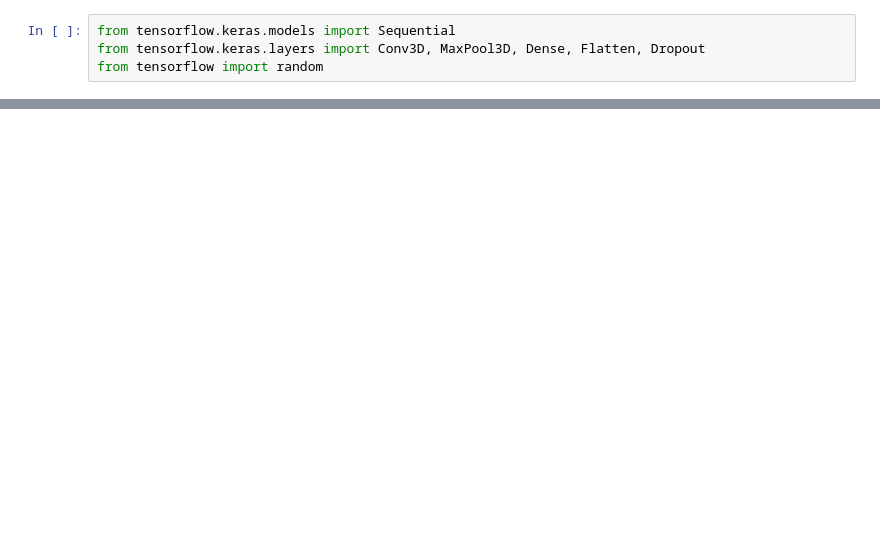
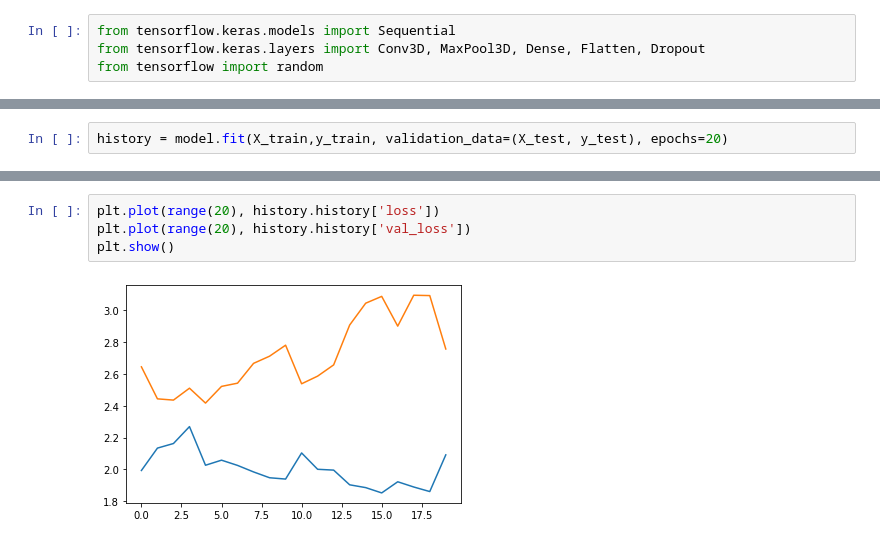
Before and after one commit to tejaspradhan/Neural-Algorithmic-Reasoning, a Jupyter notebook: MNIST_baseline_model.ipynb, the cells around one changed output, grey strips where cells are left out. Cells and saved outputs as stored; diff of their text form; blank space fills up the shorter version.

```diff
--- a/MNIST_baseline_model.ipynb
+++ b/MNIST_baseline_model.ipynb
@@ -90,0 +97,2 @@ Epoch 10/10
+# %%
+history = model.fit(X_train,y_train, validation_data=(X_test, y_test), epochs=20)
@@ -90,0 +117,6 @@ Epoch 10/10
+# %%
+plt.plot(range(20), history.history['loss'])
+plt.plot(range(20), history.history['val_loss'])
+plt.show()
+# %% [output]
+[figure, added]
```
Also changed, not shown: parts of 10 cells of this notebook.
